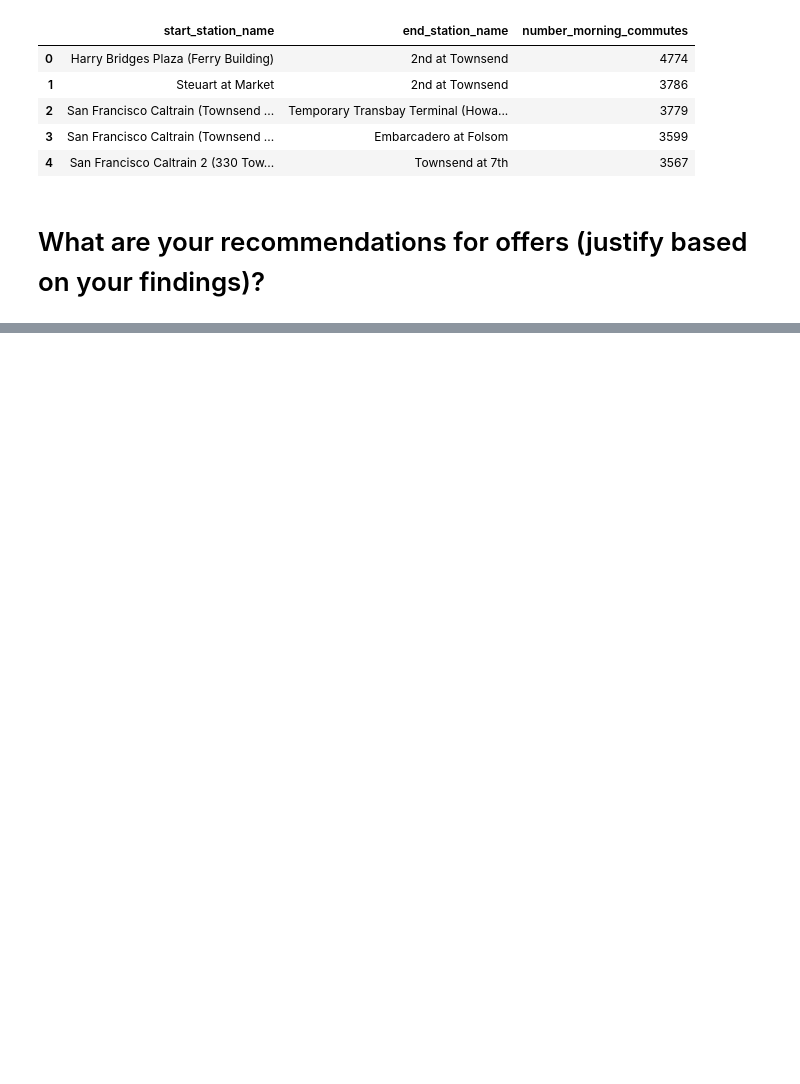
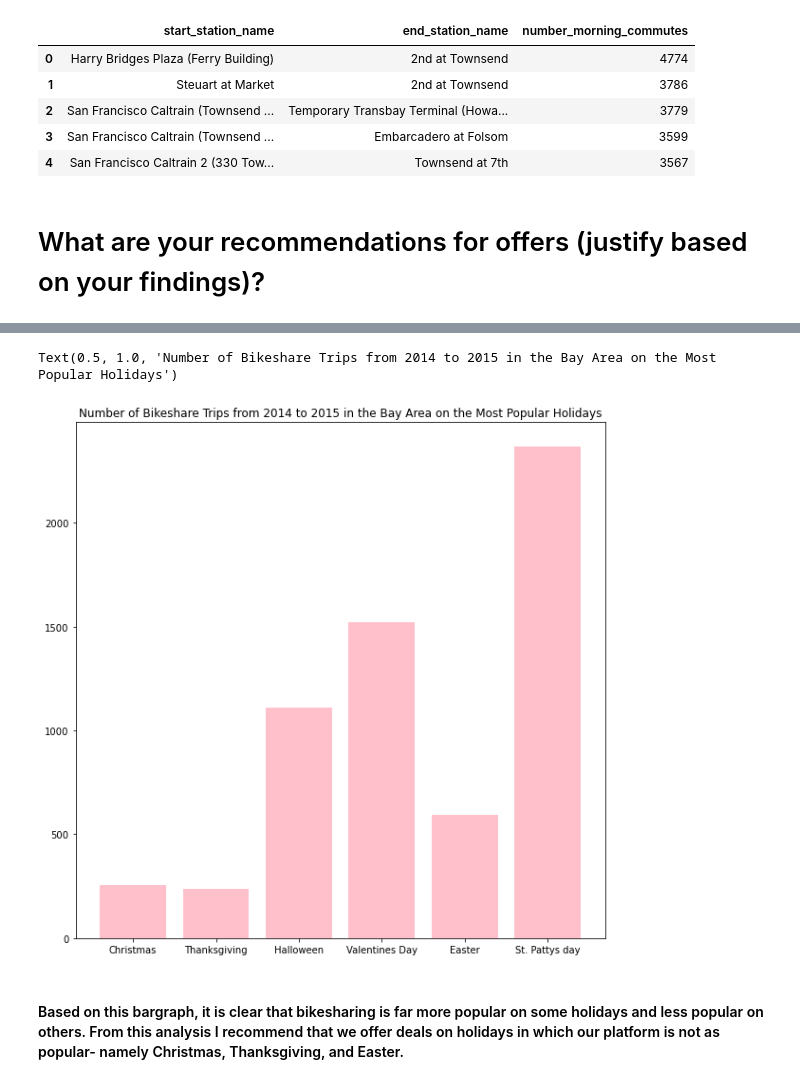
Before and after one commit to kt-cason/Katherine_CasonREPO, a Jupyter notebook: Project_1.ipynb, the cells around one changed output, grey strips where cells are left out. Drawn from its saved outputs; the diff is of its cells as text; code cells hidden in the pictures; blank space fills up the shorter version.

```diff
--- a/Project_1.ipynb
+++ b/Project_1.ipynb
@@ -119,0 +150,15 @@ Bike Trips on the 6 Most Popular Holidays
+# %%
+christmas, thanksgiving, halloween, valentines, easter, stpattys = pd.read_csv('christmas.csv'), pd.read_csv('thanksgiving.csv'), pd.read_csv('halloween.csv'), pd.read_csv('valentinesday.csv'), pd.read_csv('easter.csv'), pd.read_csv('stpattys.csv')
+# %%
+holidays = [christmas, thanksgiving, halloween, valentines, easter, stpattys]
+bars = ('Christmas', 'Thanksgiving', 'Halloween', 'Valentines Day', 'Easter', 'St. Pattys day')
+heights = [x.loc[0]['f0_'] for x in holidays]
+# %%
+plt.figure(figsize= (10,10))
+plt.bar(bars, heights, color = 'pink')
+plt.title('Number of Bikeshare Trips from 2014 to 2015 in the Bay Area on the Most Popular Holidays')
+# %% [output]
+Text(0.5, 1.0, 'Number of Bikeshare Trips from 2014 to 2015 in the Bay Area on the Most Popular Holidays')
+[figure, added]
+# %% [markdown]
+#### Based on this bargraph, it is clear that bikesharing is far more popular on some holidays and less popular on others. From this analysis I recommend that we offer deals on holidays in which our platform is not as popular- namely Christmas, Thanksgiving, and Easter.
```
Also changed, not shown: parts of 34 cells of this notebook, 1 other file.
